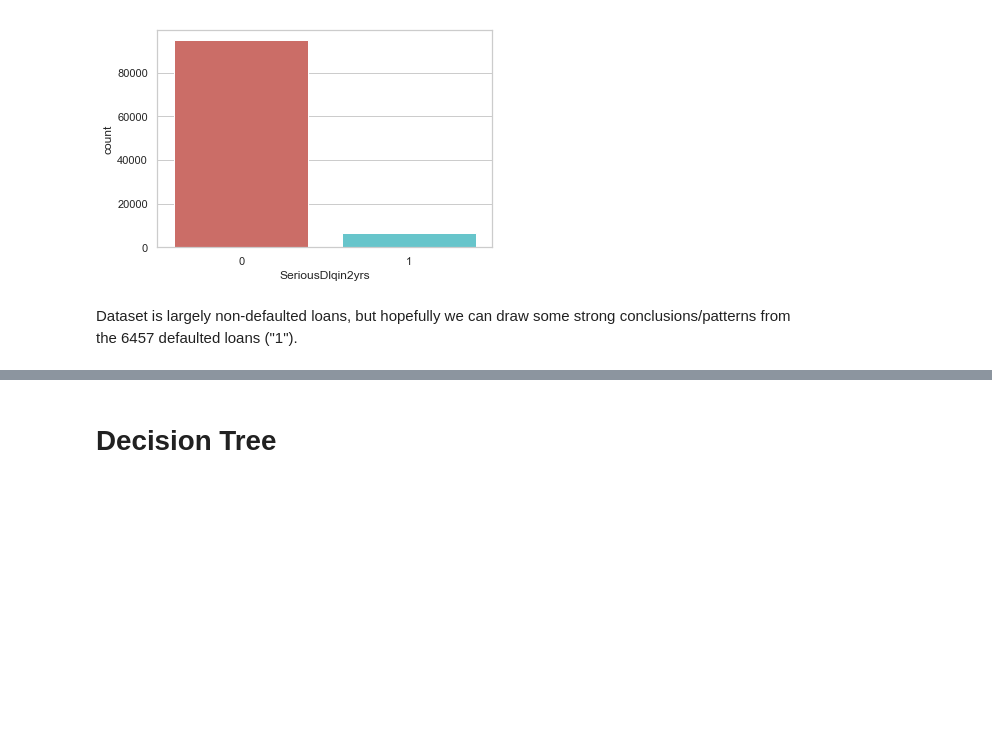
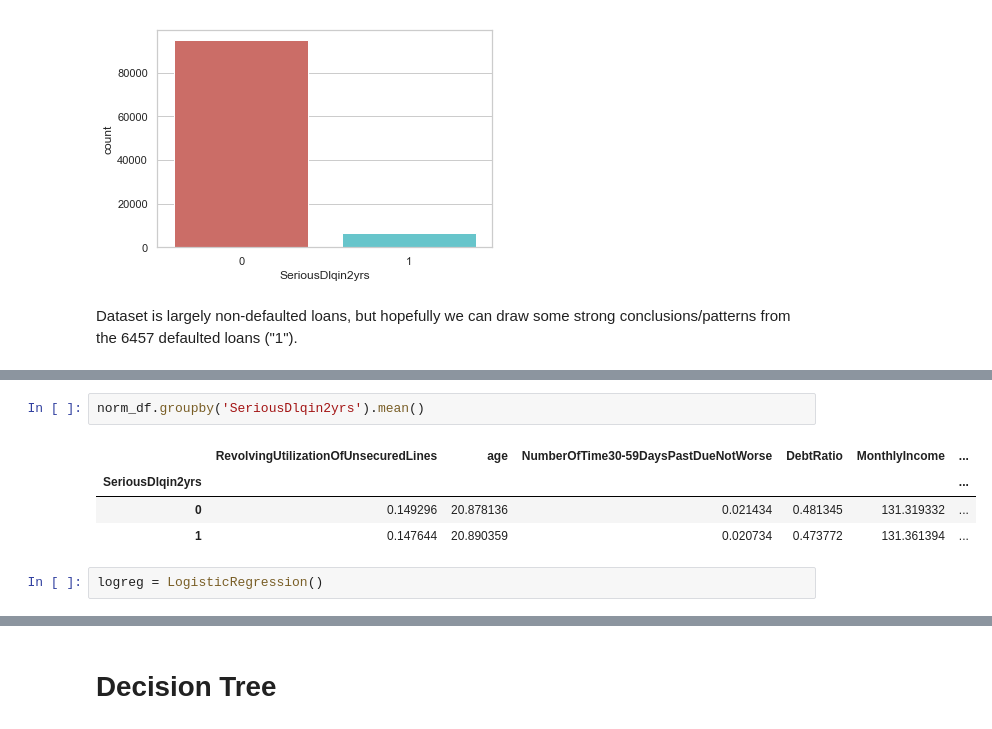
Before and after one commit to abender14/Blockchain-Capstone, a Jupyter notebook: CAPSTONE/ML_Model.ipynb, the cells around one changed output, grey strips where cells are left out. Cells and saved outputs as stored; diff of their text form; blank space fills up the shorter version.

```diff
--- a/CAPSTONE/ML_Model.ipynb
+++ b/CAPSTONE/ML_Model.ipynb
@@ -541,0 +555,9 @@ print("percentage of subscription", pct_of_sub*100)
+# %%
+norm_df.groupby('SeriousDlqin2yrs').mean()
+# %% [output]
+|  | RevolvingUtilizationOfUnsecuredLines | age | NumberOfTime30-59DaysPastDueNotWorse | DebtRatio | MonthlyIncome | ... |
+| SeriousDlqin2yrs |  |  |  |  |  | ... |
+| 0 | 0.149296 | 20.878136 | 0.021434 | 0.481345 | 131.319332 | ... |
+| 1 | 0.147644 | 20.890359 | 0.020734 | 0.473772 | 131.361394 | ... |
+# %%
+logreg = LogisticRegression()
```
Also changed, not shown: parts of 15 cells of this notebook.
